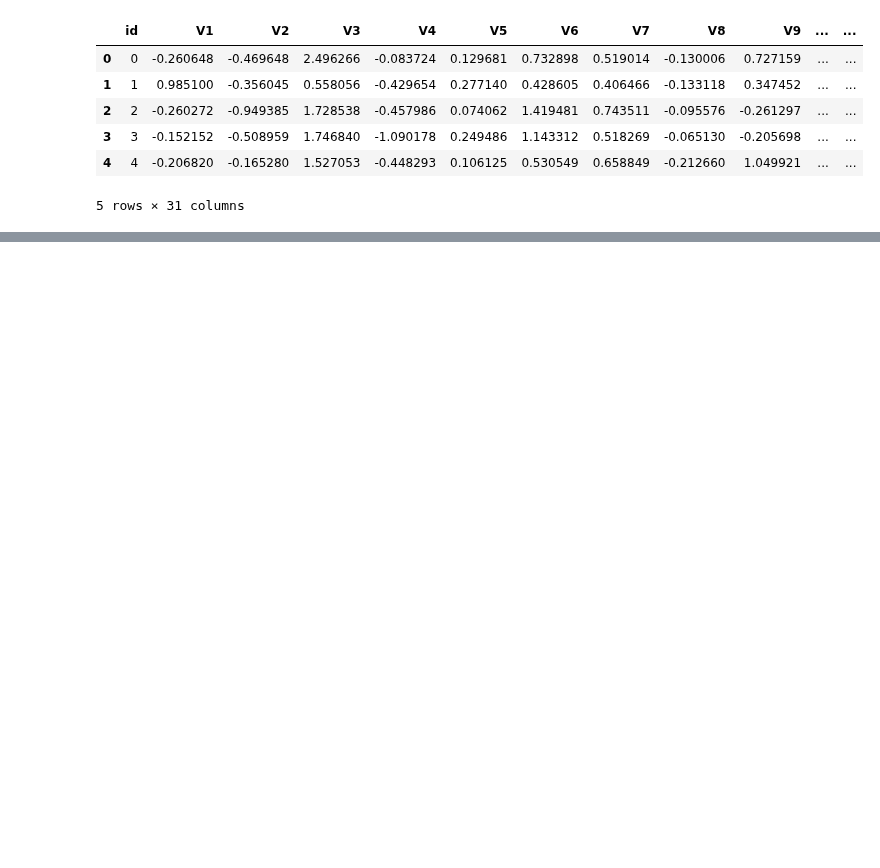
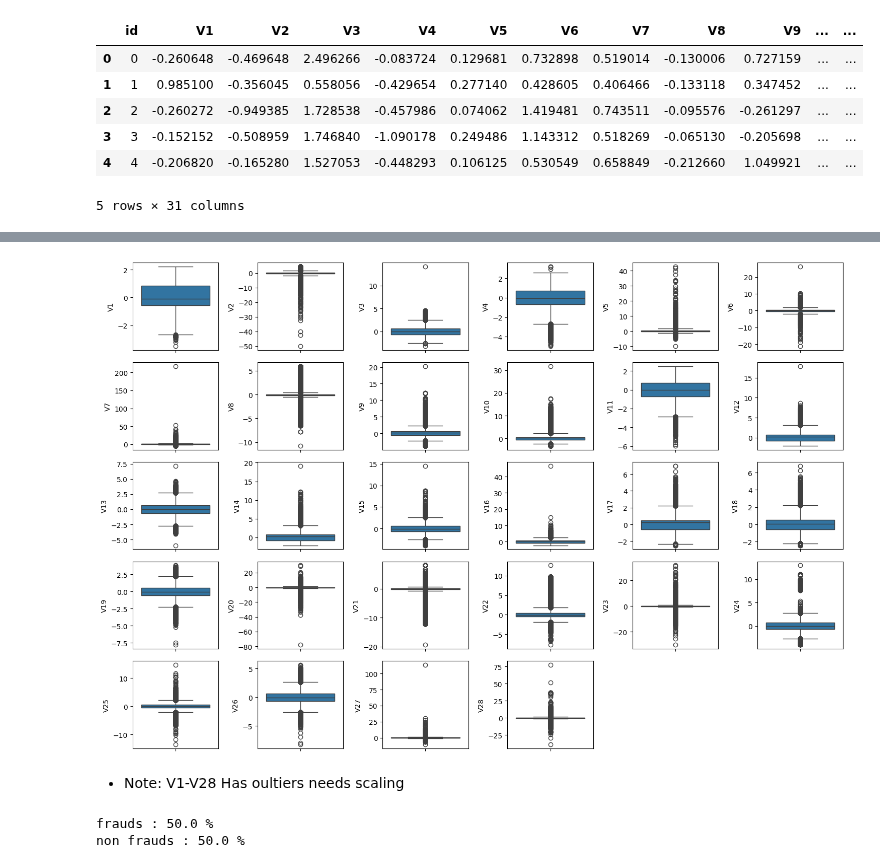
Before and after one commit to Mohamed1Hossam/ML, a Jupyter notebook: Numerical_Dataset/Linear_Regression.ipynb, the cells around one changed output, grey strips where cells are left out. Drawn from its saved outputs; the diff is of its cells as text; code cells hidden in the pictures; blank space fills up the shorter version.

```diff
--- a/Numerical_Dataset/Linear_Regression.ipynb
+++ b/Numerical_Dataset/Linear_Regression.ipynb
@@ -84,0 +101,22 @@ Mean CV R²: -7.977188620134079e-05
+# %%
+#checking for outliers in v1-v28 columns
+plt.figure(figsize=(15,10))
+for i in range(1, 29):
+    plt.subplot(5,6,i)
+    sns.boxplot(y=Data['V'+str(i)])
+plt.tight_layout()
+plt.show()
+# %% [output]
+[figure, added]
+# %% [markdown]
+-  Note: V1-V28 Has oultiers needs scaling
+# %%
+All = Data.shape[0]
+Fraud = Data[Data['Class'] == 1]
+Valid = Data[Data['Class'] == 0]
+
+print('frauds :',(len(Fraud)/All)*100,'%')
+print('non frauds :',(len(Fraud)/All)*100,'%')
+# %% [output]
+frauds : 50.0 %
+non frauds : 50.0 %
```
Also changed, not shown: parts of 29 cells of this notebook, 1 other file.
